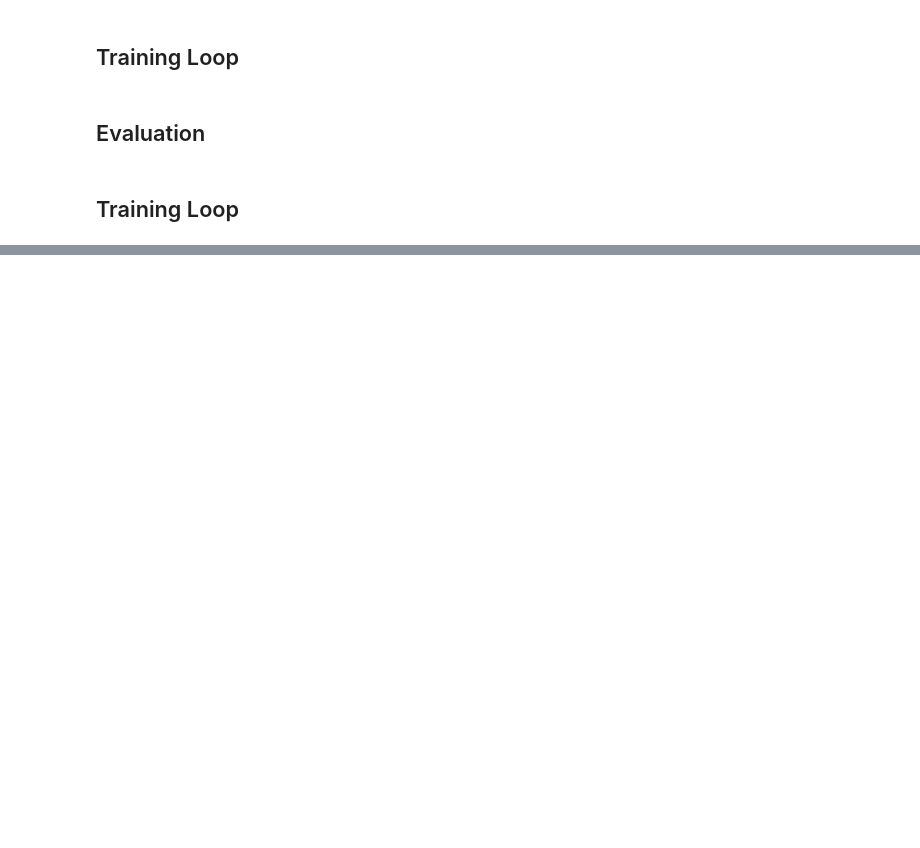
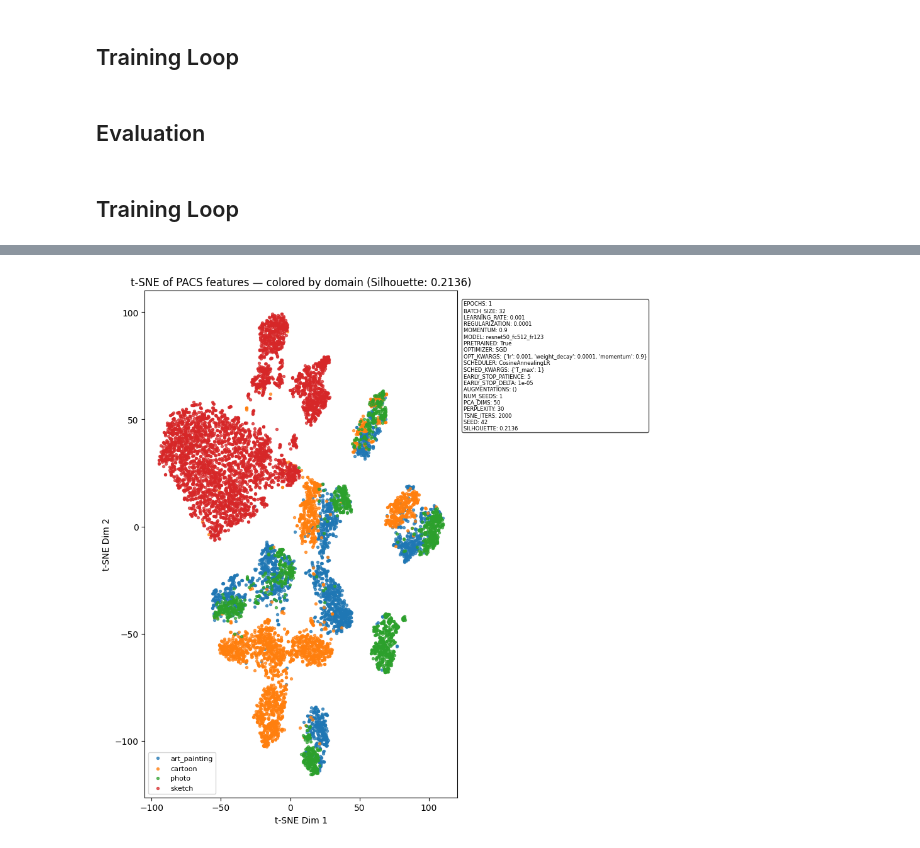
Before and after one commit to hosthans/domain_generalization, a Jupyter notebook: notebooks/PACSSetup.ipynb, the cells around one changed output, grey strips where cells are left out. Saved outputs shown, nothing was run; the diff lists cells and outputs as text; code cells hidden in the pictures; blank space fills up the shorter version.

Commit message:
Added Domain Vis directly into notebook

```diff
--- a/notebooks/PACSSetup.ipynb
+++ b/notebooks/PACSSetup.ipynb
@@ -32,12 +29,14 @@ DOMAINS = ["art_painting", "cartoon", "photo", "sketch"]
 # %% [markdown]
 ## Hyperparameters
 # %%
-EPOCHS = 25
+EPOCHS = 1
 BATCH_SIZE = 32
 LEARNING_RATE = 1e-3
 REGULARIZATION = 1e-4
 MOMENTUM = 0.9
-MODEL = custom_models.resnet50_ms12_a0d1_fr123
+#MODEL = custom_models.resnet50_ms12_a0d1_fr123
+#MODEL = custom_models.resnet18_fr123
+MODEL = custom_models.resnet50_fc512_fr123
 USE_PRETRAINED = True
 OPTIMIZER = optim.SGD
 OPTIMIZER_KWARGS = {
@@ -50,7 +49,7 @@ SCHEDULER_KWARGS = {"T_max": EPOCHS} # {"mode": "min", "patience": 5}
 EARLY_STOPPING_PATIENCE = 5
 EARLY_STOPPING_DELTA = 1e-5
 AUGMENTATIONS = ()
-NUM_SEEDS = 3
+NUM_SEEDS = 1
 # %% [markdown]
 ## Debug
 # %%
@@ -266,10 +275,10 @@ for _ in tqdm(range(NUM_SEEDS), desc="Seeds"):
             scheduler.step() # scheduler.step(val_loss) if scheduler needs criterium
 
             # create visualization   max_samples set to 499 due to RAM constraints
-            if verbose:
-                print("Creating visualization...")
-            feature_tracker = utils.track_feature_evolution(model, val_loader, epoch, target_domain, feature_tracker,
-                                                            visualize_every=1, max_samples=499, save_dir=f"../model_comparison/pacs/features/{target_domain}")
+            # if verbose:
+            #     print("Creating visualization...")
+            # feature_tracker = utils.track_feature_evolution(model, val_loader, epoch, target_domain, feature_tracker,
+            #                                                 visualize_every=1, max_samples=499, save_dir=f"../model_comparison/pacs/features/{target_domain}")
 
             if best_loss - val_loss < EARLY_STOPPING_DELTA and (patience_counter := patience_counter+1) > EARLY_STOPPING_PATIENCE:
                 if verbose:
@@ -360,0 +485,81 @@ Worst-case Accuracy:
+# %%
+import matplotlib.pyplot as plt
+from sklearn.metrics import silhouette_score
+
+
+
+# Compute silhouette score
+silhouette_avg = silhouette_score(emb, doms)
+print(f"Silhouette Score: {silhouette_avg:.4f}")
+
+#
+param_text = (
+    f"EPOCHS: {EPOCHS}\n"
+    f"BATCH_SIZE: {BATCH_SIZE}\n"
+    f"LEARNING_RATE: {LEARNING_RATE}\n"
+    f"REGULARIZATION: {REGULARIZATION}\n"
+    f"MOMENTUM: {MOMENTUM}\n"
+    f"MODEL: {MODEL.__name__}\n"
+    f"PRETRAINED: {USE_PRETRAINED}\n"
+    f"OPTIMIZER: {OPTIMIZER.__name__}\n"
+    f"OPT_KWARGS: {OPTIMIZER_KWARGS}\n"
+    f"SCHEDULER: {SCHEDULER.__name__}\n"
+    f"SCHED_KWARGS: {SCHEDULER_KWARGS}\n"
+    f"EARLY_STOP_PATIENCE: {EARLY_STOPPING_PATIENCE}\n"
+    f"EARLY_STOP_DELTA: {EARLY_STOPPING_DELTA}\n"
+    f"AUGMENTATIONS: {AUGMENTATIONS}\n"
+    f"NUM_SEEDS: {NUM_SEEDS}\n"
+    f"PCA_DIMS: {pca_dims}\n"
+    f"PERPLEXITY: {perplexity}\n"
+    f"TSNE_ITERS: {tsne_iters}\n"
+    f"SEED: {seed}\n"
+    f"SILHOUETTE: {silhouette_avg:.4f}"
+)
+
+plt.figure(figsize=(9,9))
+for idx, dom in enumerate(DOMAINS):
+    mask = (doms == idx)
+    plt.scatter(emb[mask,0], emb[mask,1],
+                label=dom, s=8, alpha=0.7)
+
+# Place the annotation box
+plt.gca().text(
+    1.02, 0.98, param_text,
+    transform=plt.gca().transAxes,
+    fontsize=6, va='top', ha='left',
+    bbox=dict(boxstyle="round,pad=0.3", facecolor="white", alpha=0.7)
+)
+
+plt.legend(loc='lower left', fontsize=8)
+plt.title(f"t-SNE of PACS features — colored by domain (Silhouette: {silhouette_avg:.4f})")
+plt.xlabel("t-SNE Dim 1"); plt.ylabel("t-SNE Dim 2")
+plt.tight_layout()
+
+# Create comprehensive filename with all parameters
+filename = (
+    f"tsne_pacs_"
+    f"ep{EPOCHS}_"
+    f"bs{BATCH_SIZE}_"
+    f"lr{LEARNING_RATE:.0e}_"
+    f"reg{REGULARIZATION:.0e}_"
+    f"mom{MOMENTUM}_"
+    f"{MODEL.__name__}_"
+    f"pretrained{USE_PRETRAINED}_"
+    f"{OPTIMIZER.__name__}_"
+    f"{SCHEDULER.__name__.split('.')[-1]}_"
+    f"patience{EARLY_STOPPING_PATIENCE}_"
+    f"delta{EARLY_STOPPING_DELTA:.0e}_"
+    f"seeds{NUM_SEEDS}_"
+    f"pca{pca_dims}_"
+    f"perp{perplexity}_"
+    f"iters{tsne_iters}_"
+    f"seed{seed}_"
+    f"silhouette{silhouette_avg:.4f}.png"
+)
+
+# Save the plot
+plt.savefig(f"../model_comparison/pacs/{filename}", dpi=300, bbox_inches='tight')
+print(f"Plot saved as: {filename}")
+
+plt.show()
+# %% [output]
@@ -360,0 +568 @@ Worst-case Accuracy:
+[figure, added]
```
Also changed, not shown: parts of 10 cells of this notebook, 5 other files.
